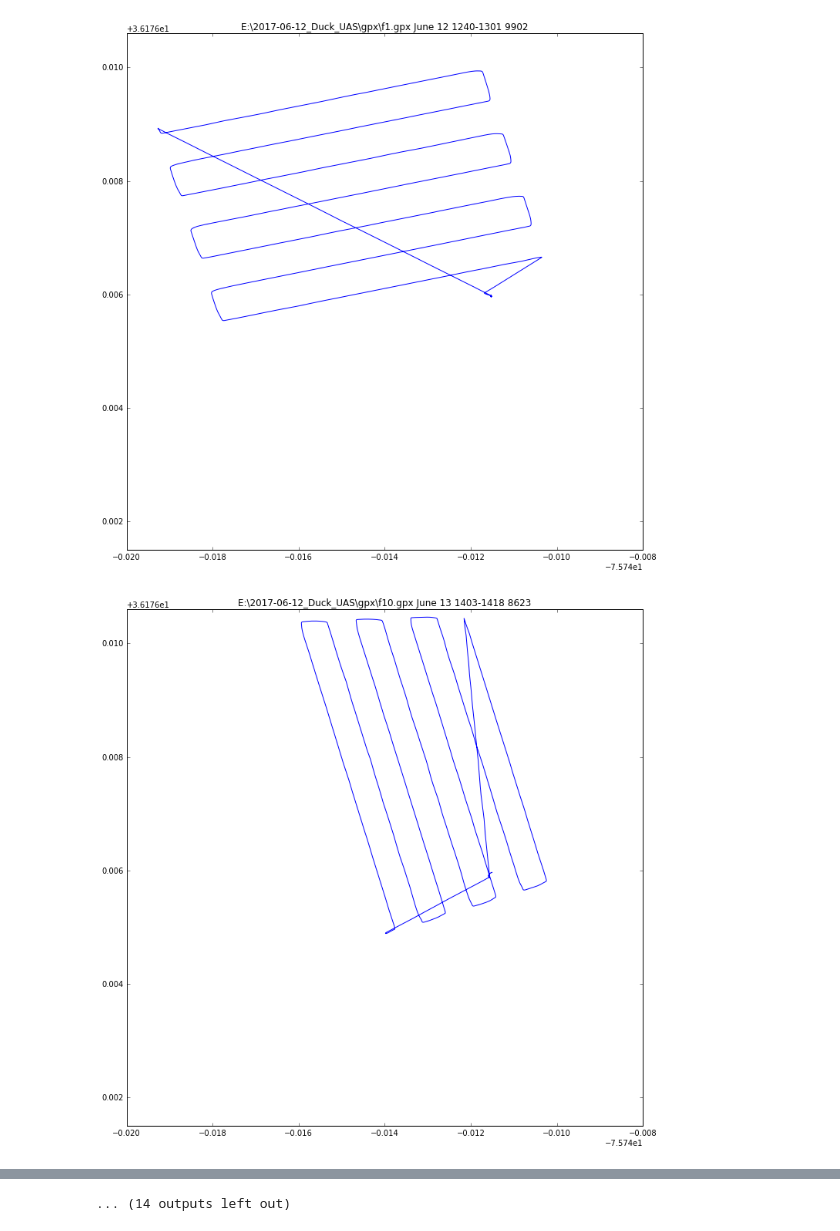
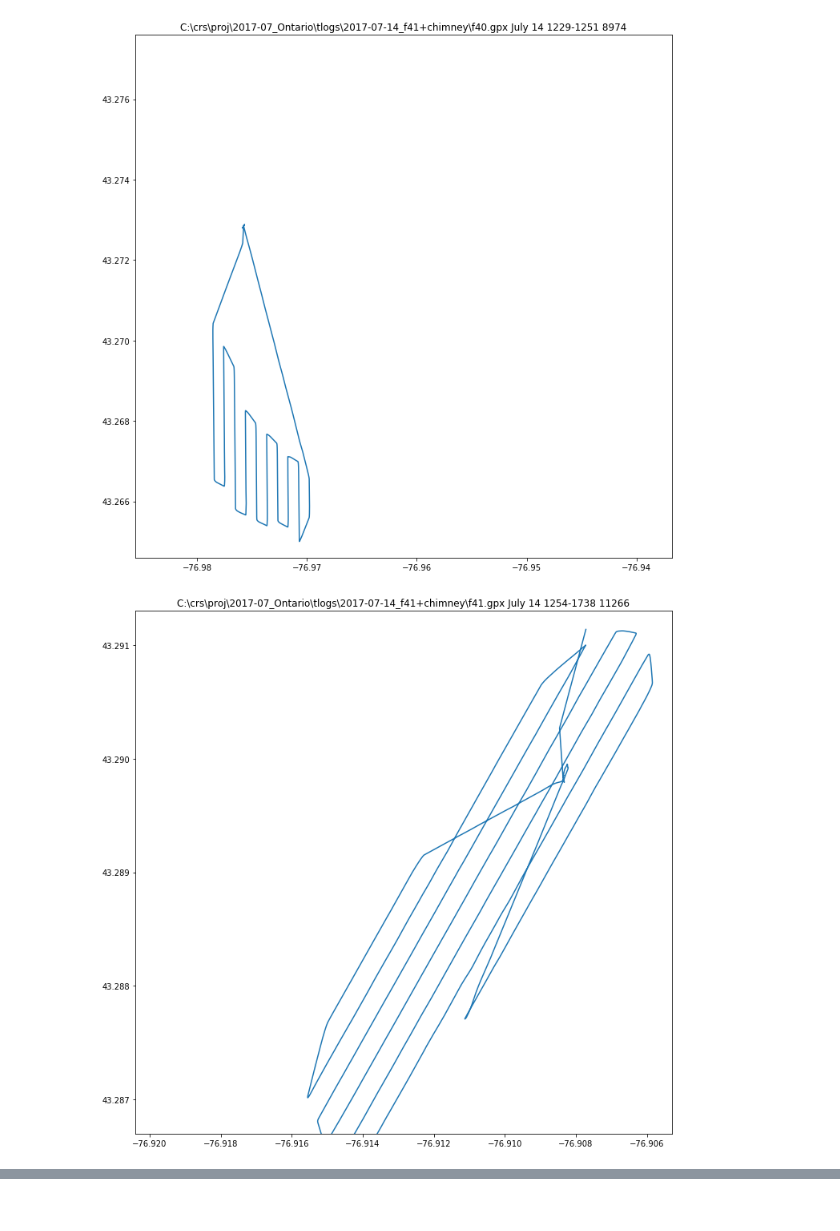
Before and after one commit to csherwood-usgs/UASTools, a Jupyter notebook: Plot_all_gpx.iynb.ipynb, the cells around one changed output, grey strips where cells are left out. Saved outputs shown, nothing was run; the diff lists cells and outputs as text; code cells hidden in the pictures.

```diff
--- a/Plot_all_gpx.iynb.ipynb
+++ b/Plot_all_gpx.iynb.ipynb
@@ -21,7 +21,9 @@ namespace = {'def': 'http://www.topografix.com/GPX/1/1'}
 #path = 'E:\\2017-06-12_Duck_UAS\\2017-06-14_logs_b'
 #path = 'E:\\2017-06-12_Duck_UAS\\2017-06-12_tlogs_tablet'
 #path = 'E:\\2017-06-12_Duck_UAS\\2017-06-15_logs'
-path = 'E:\\2017-06-12_Duck_UAS\\gpx'
+#path = 'C:\\crs\\proj\\2017-07_Ontario\\tlogs\\2017-07-14_f36'
+path = 'C:\\crs\\proj\\2017-07_Ontario\\tlogs\\2017-07-14_f41+chimney'
+
 
 glist=[os.path.join(path,g) for g in os.listdir(path) if ( g.endswith('.gpx') or g.endswith('.GPX'))]
 print(glist)
@@ -48,7 +50,24 @@ for f in glist:
     plt.figure(figsize=(12,12))
     plt.plot(lon[1:],lat[1:])
     plt.title(ts)
-    plt.xlim((-75.7600,-75.7480))
-    plt.ylim((36.1775,36.1866))
+    # Duck plot boundaries
+    # plt.xlim((-75.7600,-75.7480))
+    # plt.ylim((36.1775,36.1866))
+
+    # Sodus Point plot boundaries
+    plt.xlim((-76.9856,-76.9368))
+    plt.ylim((43.2646,43.2776))
+
+    # Chimney Bluff plot boundaries
+    if(lon[0]>=-76.9204):
+        print("Chimney: lon[0] = {}".format(lon[0]))
+        plt.xlim((-76.9204,-76.9053))
+        plt.ylim((43.2867,43.2913))
+    # Braddock plot boundaries
+    if(lon[0]<=-77.717):
+        print("Braddock: lon[0] = {}".format(lon[0]))
+        plt.xlim((-77.7166,-77.6829))
+        plt.ylim((43.2966,43.3124))
+
     plt.savefig(f+'.png')
 # %% [output]
@@ -56,2 +79,2 @@ for f in glist:
-[figure, old version]
+[figure, new version]
-[figure, old version]
+[figure, new version]
@@ -67,4 +84,3 @@ for f in glist:
-... (14 outputs left out)
 # %%
 print(time[0])
 ts=(f+' '+time[0].strftime('%B %d %H%M')+'-'+time[-1].strftime('%H%M')+' '+'{}'.format(len(lon)))
```
Also changed, not shown: parts of 2 cells of this notebook, 2 other files.
